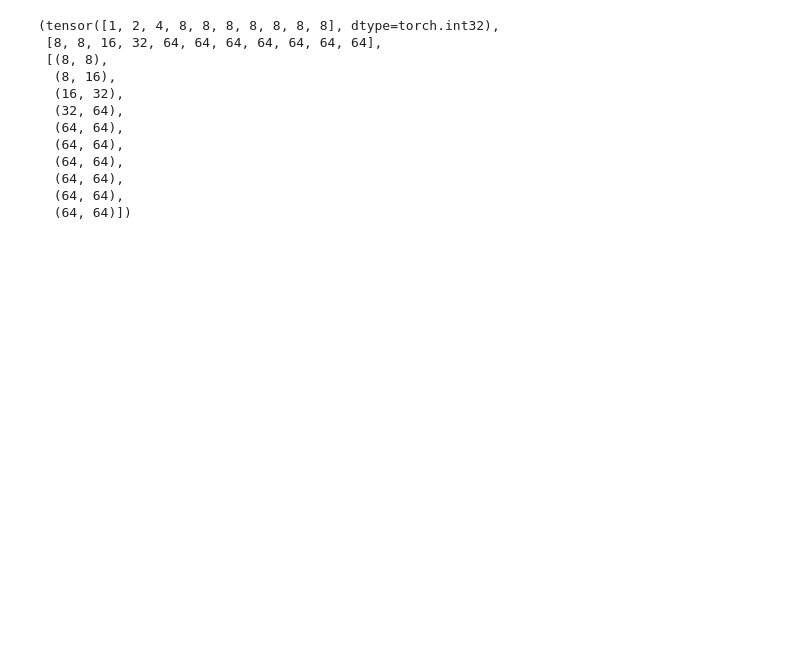
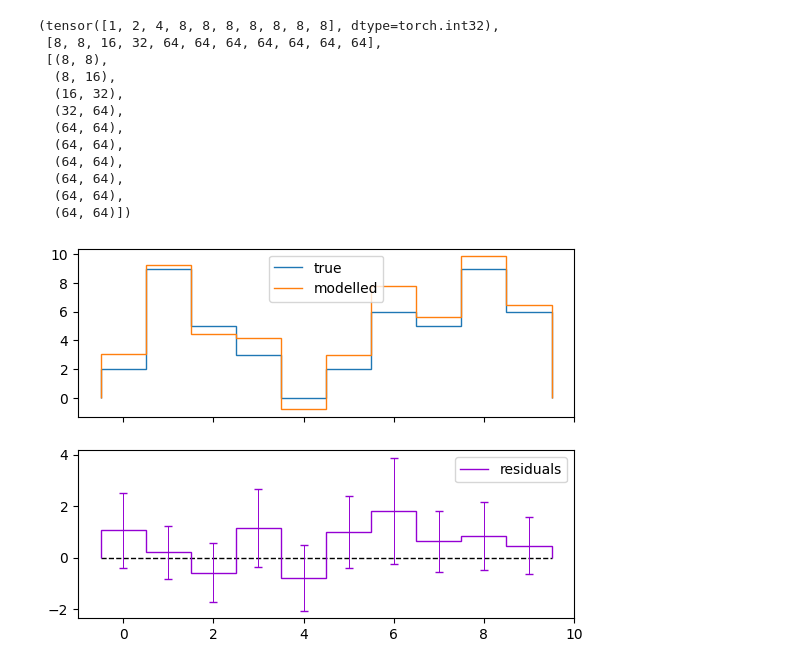
Before and after one commit to EdoardoGiancarli/SparkLab, a Jupyter notebook: DevModel/demo_trials.ipynb, the cells around one changed output. Cells and saved outputs as stored; diff of their text form; code cells hidden in the pictures; blank space fills up the shorter version.

```diff
--- a/DevModel/demo_trials.ipynb
+++ b/DevModel/demo_trials.ipynb
@@ -304,3 +304,40 @@ dim_mults, dims, in_out
   (64, 64),
   (64, 64),
   (64, 64)])
+# %%
+import matplotlib.pyplot as plt
+import torch
+
+def plot_bars():
+
+    ground = torch.randint(0, 10, (10,))
+    eps = torch.randn(ground.shape[0])
+
+    bins = torch.arange(ground.shape[0] + 1) - 0.5
+
+    yerr = torch.sqrt(torch.ones_like(eps).pow(2) + eps.pow(2))
+    errbar_factory = dict(
+        linestyle='',
+        elinewidth=0.7,
+        capsize=3,
+    )
+
+    fig, axs = plt.subplots(2, 1, sharex=True)
+    axs = axs.flatten()
+
+    axs[0].stairs(ground, bins, label='true')
+    axs[0].stairs(ground + eps, bins, label='modelled')
+    axs[0].legend(loc='best')
+
+    axs[1].stairs(torch.zeros_like(ground), bins, edgecolor='k', linestyle='--')
+    m = axs[1].stairs(eps, bins, edgecolor='DarkViolet', label='residuals')
+    axs[1].errorbar(bins[:-1] + 0.5, eps, yerr=yerr, ecolor=m.get_edgecolor(), **errbar_factory)
+    axs[1].legend(loc='best')
+
+    plt.show()
+    return
+
+
+plot_bars()
+# %% [output]
+[figure, added]
```
Also changed, not shown: 1 other file.
